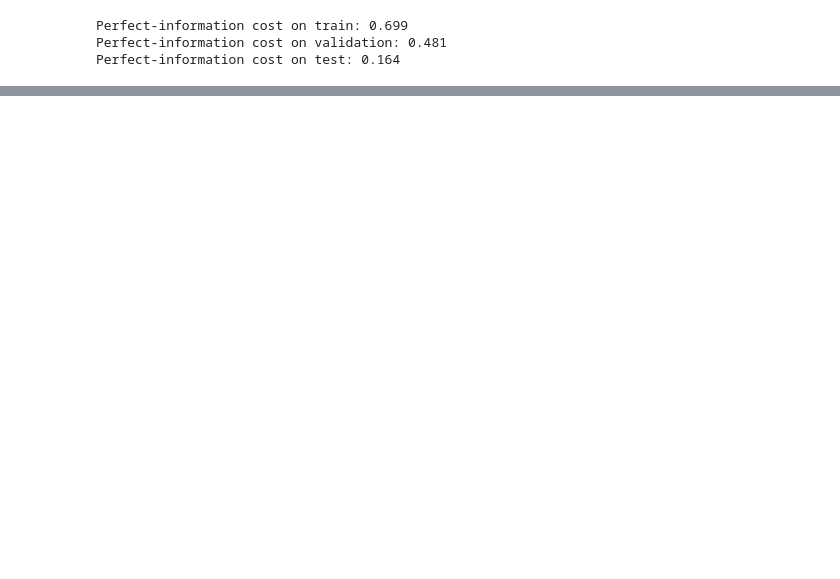
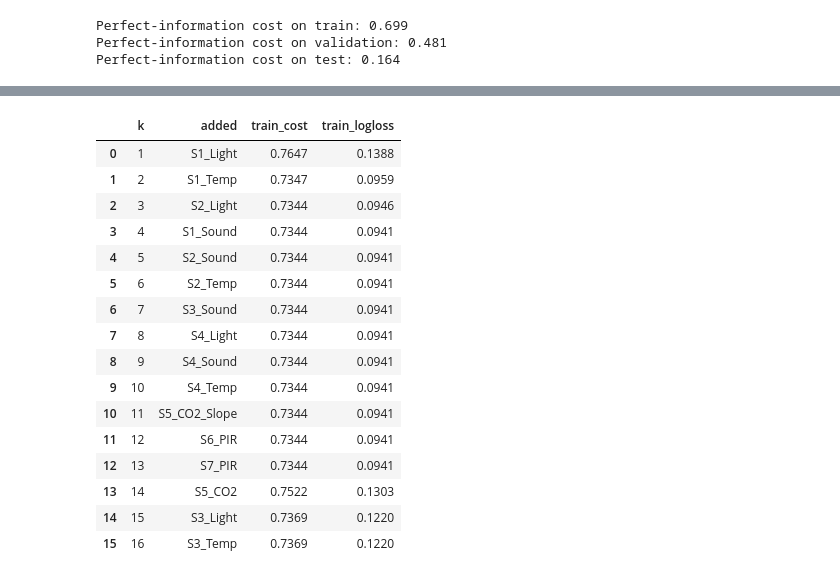
Before and after one commit to Asabourdin/Room_occupancy_prediction, a Jupyter notebook: occupancy_analysis_data.ipynb, the cells around one changed output, grey strips where cells are left out. Cells and saved outputs as stored; diff of their text form; code cells hidden in the pictures; blank space fills up the shorter version.

```diff
--- a/occupancy_analysis_data.ipynb
+++ b/occupancy_analysis_data.ipynb
@@ -372,0 +541,41 @@ baselines.round(3)
+# %%
+PATH_TREE = {"max_depth": 3, "min_samples_leaf": 20, "random_state": 0}   # small fixed tree to test only one sensor at a time, in order not to dilute the information, and really know which feature adds the information
+
+def train_cost_logloss(cols):
+    """Mean cost and log-loss on the train part, for the small fixed tree on these columns"""
+    tree = DecisionTreeClassifier(**PATH_TREE).fit(Xtr[cols], ytr)
+    P = tree_proba(tree, Xtr[cols])
+    cost = mean_cost(action(P), ytr)
+    p_true = np.clip(P[np.arange(len(ytr)), ytr], 1e-6, 1 - 1e-6)   # probability given to the true count
+    return cost, -np.mean(np.log(p_true))
+
+forward_path, path_steps = [], []
+for step in range(16):
+    tries = []
+    for f in features:
+        if f not in forward_path:
+            cost, logloss = train_cost_logloss(forward_path + [f])
+            tries.append((round(cost, 10), logloss, f))
+    cost, logloss, best_f = min(tries)   # lowest cost first, then lowest log-loss
+    forward_path.append(best_f)
+    path_steps.append({"k": step + 1, "added": best_f, "train_cost": cost, "train_logloss": logloss})
+
+pd.DataFrame(path_steps).round(4)
+# %% [output]
+|  | k | added | train_cost | train_logloss |
+| 0 | 1 | S1_Light | 0.7647 | 0.1388 |
+| 1 | 2 | S1_Temp | 0.7347 | 0.0959 |
+| 2 | 3 | S2_Light | 0.7344 | 0.0946 |
+| 3 | 4 | S1_Sound | 0.7344 | 0.0941 |
+| 4 | 5 | S2_Sound | 0.7344 | 0.0941 |
+| 5 | 6 | S2_Temp | 0.7344 | 0.0941 |
+| 6 | 7 | S3_Sound | 0.7344 | 0.0941 |
+| 7 | 8 | S4_Light | 0.7344 | 0.0941 |
+| 8 | 9 | S4_Sound | 0.7344 | 0.0941 |
+| 9 | 10 | S4_Temp | 0.7344 | 0.0941 |
+| 10 | 11 | S5_CO2_Slope | 0.7344 | 0.0941 |
+| 11 | 12 | S6_PIR | 0.7344 | 0.0941 |
+| 12 | 13 | S7_PIR | 0.7344 | 0.0941 |
+| 13 | 14 | S5_CO2 | 0.7522 | 0.1303 |
+| 14 | 15 | S3_Light | 0.7369 | 0.1220 |
+| 15 | 16 | S3_Temp | 0.7369 | 0.1220 |
```
Also changed, not shown: parts of 35 cells of this notebook, 2 other files.
